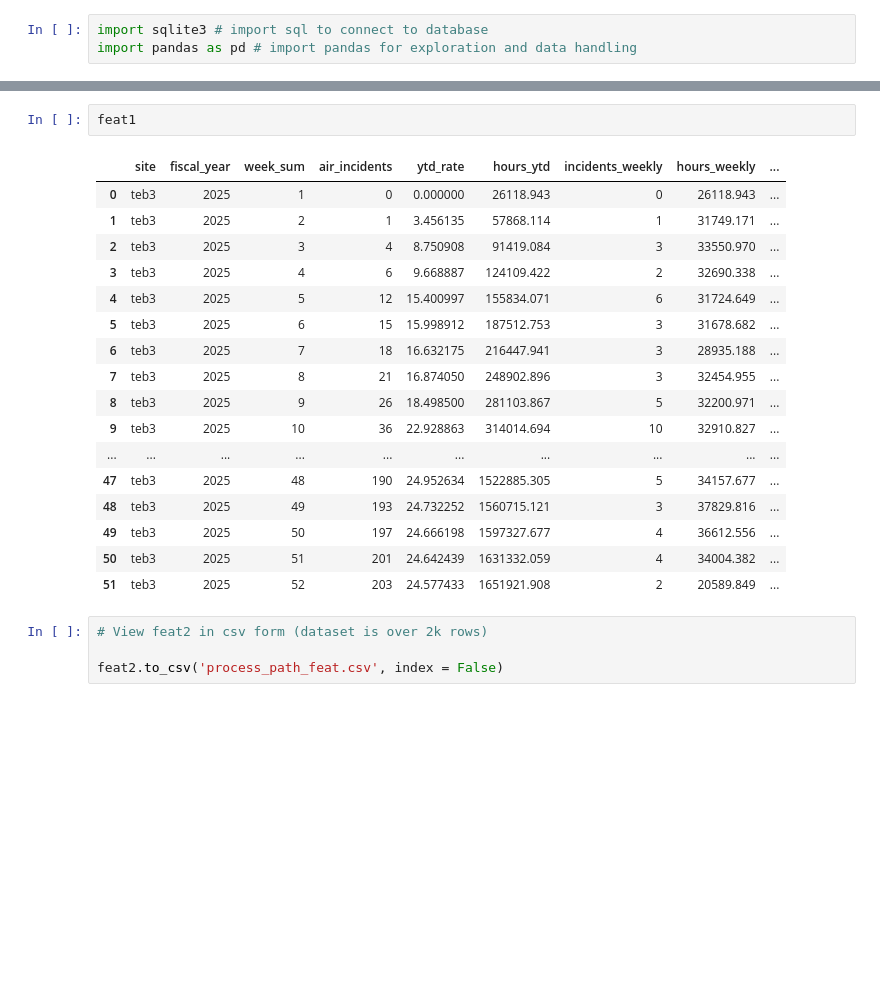
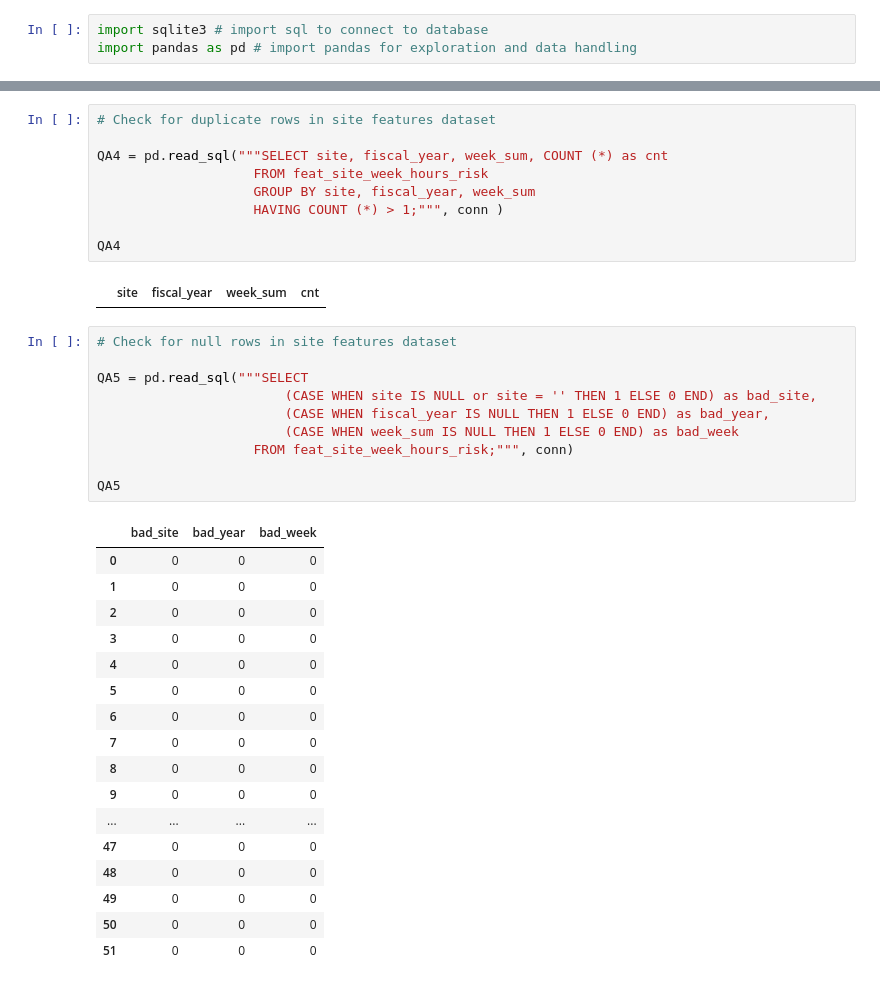
Before and after one commit to JudeMirac/Saftey-Risk-Analysis, a Jupyter notebook: notebooks/data_health_checks.ipynb, the cells around one changed output, grey strips where cells are left out. Saved outputs shown, nothing was run; the diff lists cells and outputs as text; blank space fills up the shorter version.

```diff
--- a/notebooks/data_health_checks.ipynb
+++ b/notebooks/data_health_checks.ipynb
@@ -102,25 +129,40 @@ feat2 = pd.read_sql('SELECT * FROM feat_site_week_hours_path_risk;', conn)
 # %%
-feat1
+# Check for duplicate rows in site features dataset
+
+QA4 = pd.read_sql("""SELECT site, fiscal_year, week_sum, COUNT (*) as cnt
+                    FROM feat_site_week_hours_risk
+                    GROUP BY site, fiscal_year, week_sum
+                    HAVING COUNT (*) > 1;""", conn )
+
+QA4
 # %% [output]
-|  | site | fiscal_year | week_sum | air_incidents | ytd_rate | hours_ytd | incidents_weekly | hours_weekly | ... |
-| 0 | teb3 | 2025 | 1 | 0 | 0.000000 | 26118.943 | 0 | 26118.943 | ... |
-| 1 | teb3 | 2025 | 2 | 1 | 3.456135 | 57868.114 | 1 | 31749.171 | ... |
-| 2 | teb3 | 2025 | 3 | 4 | 8.750908 | 91419.084 | 3 | 33550.970 | ... |
-| 3 | teb3 | 2025 | 4 | 6 | 9.668887 | 124109.422 | 2 | 32690.338 | ... |
-| 4 | teb3 | 2025 | 5 | 12 | 15.400997 | 155834.071 | 6 | 31724.649 | ... |
-| 5 | teb3 | 2025 | 6 | 15 | 15.998912 | 187512.753 | 3 | 31678.682 | ... |
-| 6 | teb3 | 2025 | 7 | 18 | 16.632175 | 216447.941 | 3 | 28935.188 | ... |
-| 7 | teb3 | 2025 | 8 | 21 | 16.874050 | 248902.896 | 3 | 32454.955 | ... |
-| 8 | teb3 | 2025 | 9 | 26 | 18.498500 | 281103.867 | 5 | 32200.971 | ... |
-| 9 | teb3 | 2025 | 10 | 36 | 22.928863 | 314014.694 | 10 | 32910.827 | ... |
-| ... | ... | ... | ... | ... | ... | ... | ... | ... | ... |
-| 47 | teb3 | 2025 | 48 | 190 | 24.952634 | 1522885.305 | 5 | 34157.677 | ... |
-| 48 | teb3 | 2025 | 49 | 193 | 24.732252 | 1560715.121 | 3 | 37829.816 | ... |
-| 49 | teb3 | 2025 | 50 | 197 | 24.666198 | 1597327.677 | 4 | 36612.556 | ... |
-| 50 | teb3 | 2025 | 51 | 201 | 24.642439 | 1631332.059 | 4 | 34004.382 | ... |
-| 51 | teb3 | 2025 | 52 | 203 | 24.577433 | 1651921.908 | 2 | 20589.849 | ... |
+|  | site | fiscal_year | week_sum | cnt |
 # %%
-# View feat2 in csv form (dataset is over 2k rows)
+# Check for null rows in site features dataset
 
-feat2.to_csv('process_path_feat.csv', index = False)
+QA5 = pd.read_sql("""SELECT
+                        (CASE WHEN site IS NULL or site = '' THEN 1 ELSE 0 END) as bad_site,
+                        (CASE WHEN fiscal_year IS NULL THEN 1 ELSE 0 END) as bad_year,
+                        (CASE WHEN week_sum IS NULL THEN 1 ELSE 0 END) as bad_week
+                    FROM feat_site_week_hours_risk;""", conn)
+
+QA5
+# %% [output]
+|  | bad_site | bad_year | bad_week |
+| 0 | 0 | 0 | 0 |
+| 1 | 0 | 0 | 0 |
+| 2 | 0 | 0 | 0 |
+| 3 | 0 | 0 | 0 |
+| 4 | 0 | 0 | 0 |
+| 5 | 0 | 0 | 0 |
+| 6 | 0 | 0 | 0 |
+| 7 | 0 | 0 | 0 |
+| 8 | 0 | 0 | 0 |
+| 9 | 0 | 0 | 0 |
+| ... | ... | ... | ... |
+| 47 | 0 | 0 | 0 |
+| 48 | 0 | 0 | 0 |
+| 49 | 0 | 0 | 0 |
+| 50 | 0 | 0 | 0 |
+| 51 | 0 | 0 | 0 |
 # %%
```
Also changed, not shown: parts of 9 cells of this notebook, 8 other files.
